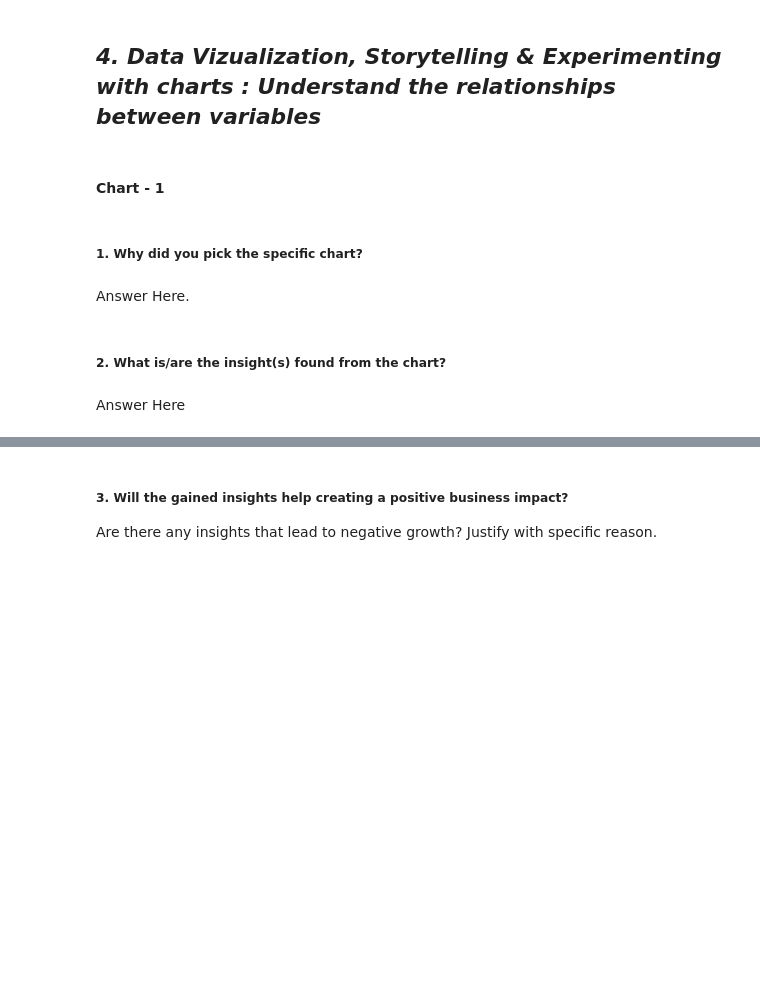
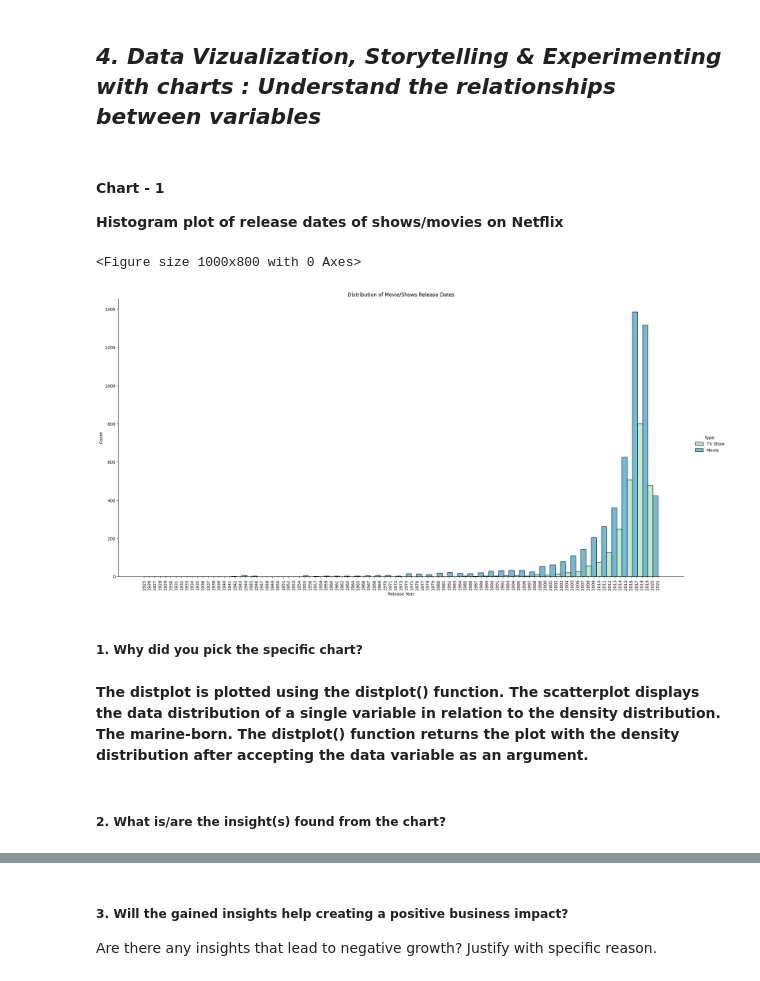
Before and after one commit to treasure823/Netflix-Movies-and-TV-Shows-Clustering-Unsupervised-Machine-Learning, a Jupyter notebook: Netflix_Movies_and_TV_Shows_Clustering_Unsupervised_Machine_Learning_Capstone_4_Project.ipynb, the cells around one changed output, grey strips where cells are left out. Saved outputs shown, nothing was run; the diff lists cells and outputs as text; code cells hidden in the pictures; blank space fills up the shorter version.

```diff
--- a/Netflix_Movies_and_TV_Shows_Clustering_Unsupervised_Machine_Learning_Capstone_4_Project.ipynb
+++ b/Netflix_Movies_and_TV_Shows_Clustering_Unsupervised_Machine_Learning_Capstone_4_Project.ipynb
@@ -453,5 +453,3 @@ Date_addded Column: In the "Date Added" column, additional information has been
 In summary, the dataset contains missing values in the director, country, cast, and date added columns. The missing values in the cast column have been filled with "No cast," and the missing values in the country column have been filled with zero. Duplicated entries have been identified, and the sum of values in one column is zero. Each column has different unique values. Additionally, the date added column has been parsed to extract the day, month, and year.
 # %% [markdown]
 ## ***4. Data Vizualization, Storytelling & Experimenting with charts : Understand the relationships between variables***
-# %% [markdown]
-#### Chart - 1
@@ -460,8 +456,19 @@ In summary, the dataset contains missing values in the director, country, cast,
+# %% [markdown]
+#### Chart - 1
+**Histogram plot of release dates of shows/movies on Netflix**
+# %%
+# Chart - 1 visualization code
+a = plt.figure(figsize=(10,8))
+a = sns.displot(x='release_year', hue = 'type', data = df, kind = 'hist', height=10, aspect=2, bins = 50, multiple='dodge', palette='GnBu')
+a = plt.xticks(ticks= np.arange(df.release_year.min(),df.release_year.max()+1,1), rotation = 90)
+a = plt.title('Distribution of Movie/Shows Release Dates')
+a = plt.xlabel('Release Year')
+# %% [output]
+<Figure size 1000x800 with 0 Axes>
+[figure, added]
 # %% [markdown]
 ##### 1. Why did you pick the specific chart?
-# %% [markdown]
-Answer Here.
+# %% [markdown]
+**The distplot is plotted using the distplot() function. The scatterplot displays the data distribution of a single variable in relation to the density distribution. The marine-born. The distplot() function returns the plot with the density distribution after accepting the data variable as an argument.**
 # %% [markdown]
 ##### 2. What is/are the insight(s) found from the chart?
-# %% [markdown]
-Answer Here
```
Also changed, not shown: parts of 4 cells of this notebook.
